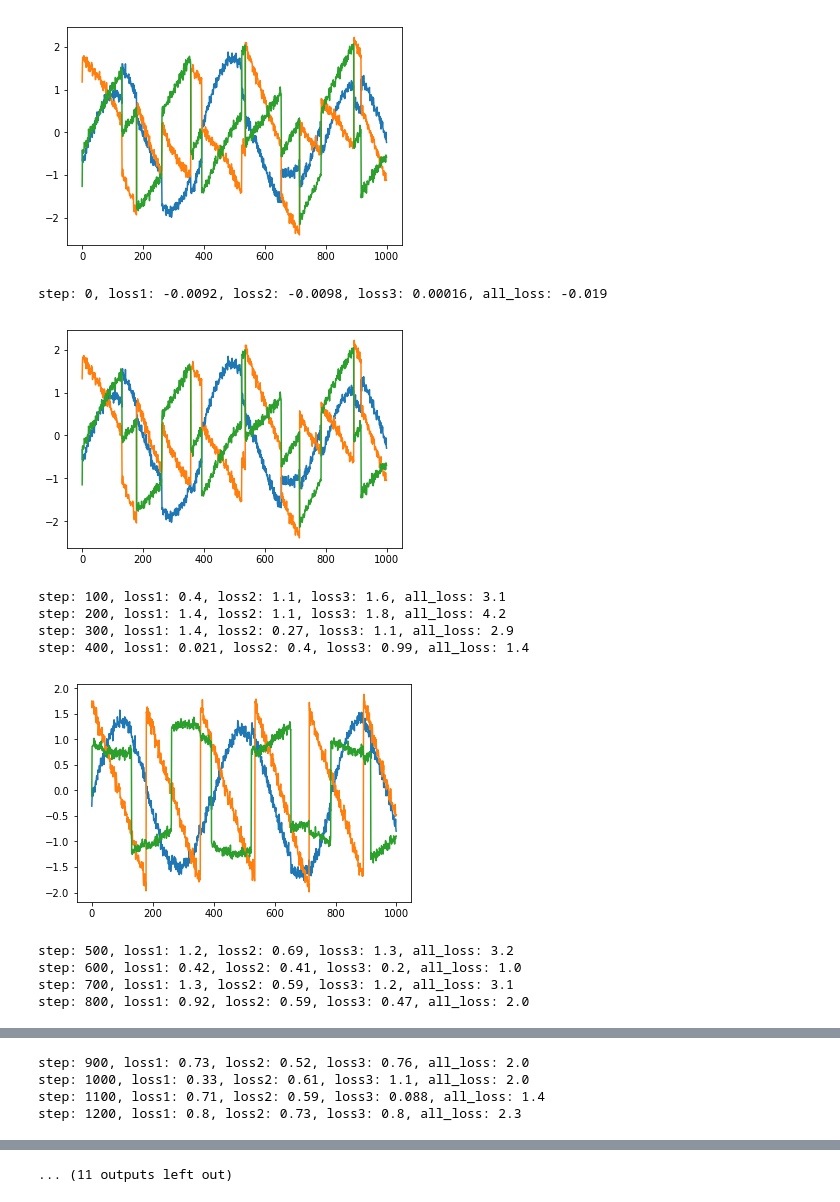
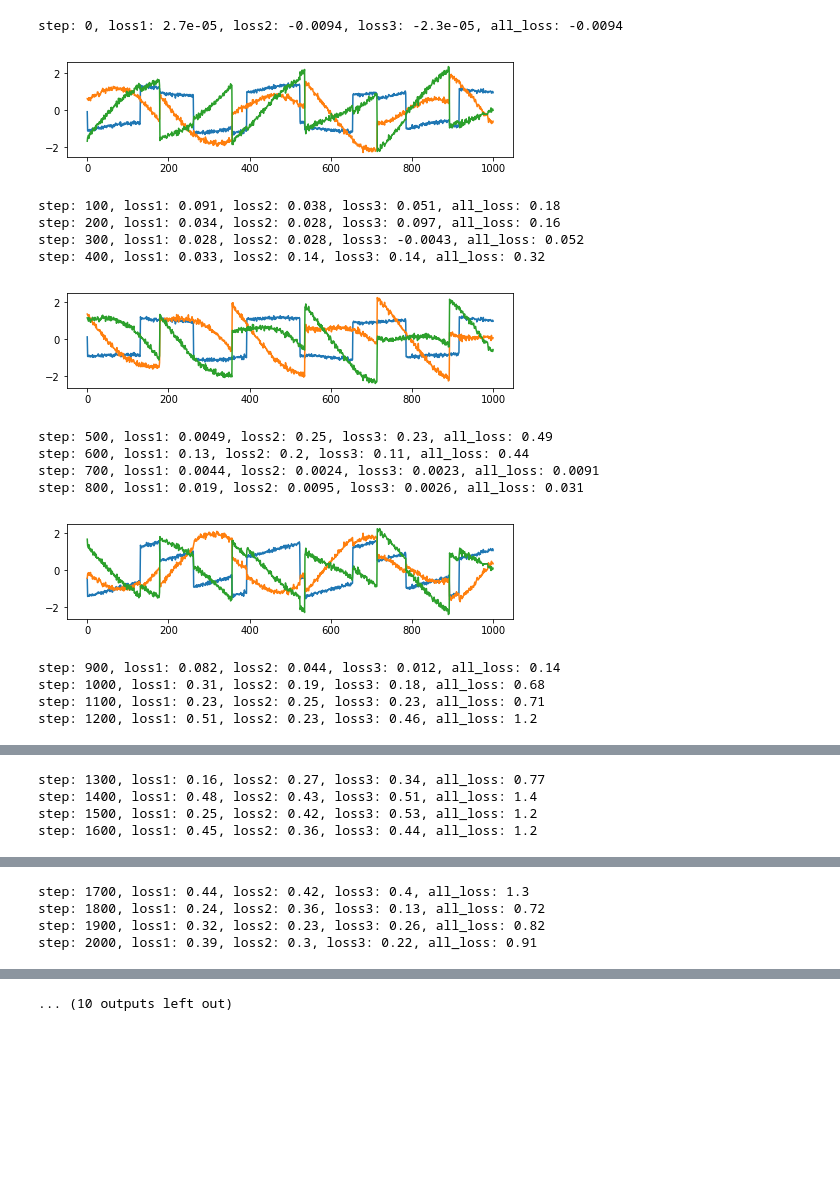
Before and after one commit to wiskott-lab/gradient-based-ica-GrICA, a Jupyter notebook: bss3-regularization.ipynb, the cells around one changed output, grey strips where cells are left out. Cells and saved outputs as stored; diff of their text form; code cells hidden in the pictures; blank space fills up the shorter version.

```diff
--- a/bss3-regularization.ipynb
+++ b/bss3-regularization.ipynb
@@ -47,15 +47,20 @@ b4   = tf.Variable(tf.constant(0.1,shape=[n_hidden]))
 Wx5  = tf.Variable(tf.random_normal(stddev=0.1,shape=[n_hidden, n_hidden]))
 b5   = tf.Variable(tf.constant(0.1,shape=[1]))
 
-Wx6  = tf.Variable(tf.random_normal(stddev=0.1,shape=[n_hidden, 1]))
+Wx6  = tf.Variable(tf.random_normal(stddev=0.1,shape=[n_hidden, n_hidden]))
 b6   = tf.Variable(tf.constant(0.1,shape=[1]))
+
+Wx7  = tf.Variable(tf.random_normal(stddev=0.1,shape=[n_hidden, 1]))
+b7   = tf.Variable(tf.constant(0.1,shape=[1]))
 
 dense1_joint = tf.nn.leaky_relu(tf.matmul(h_join, Wx1) + b1)
 dense2_joint = tf.nn.leaky_relu(tf.matmul(dense1_joint, Wx2) + b2)
 dense3_joint = tf.nn.leaky_relu(tf.matmul(dense2_joint, Wx3) + b3)
 dense4_joint = tf.nn.leaky_relu(tf.matmul(dense3_joint, Wx4) + b4)
 dense5_joint = tf.nn.leaky_relu(tf.matmul(dense4_joint, Wx5) + b5)
-dense6_joint = tf.matmul(dense5_joint, Wx6) + b6
+dense6_joint = tf.nn.leaky_relu(tf.matmul(dense5_joint, Wx6) + b6)
+
+dense7_joint = tf.matmul(dense6_joint, Wx7) + b7
 
 
 dense1_marg = tf.nn.leaky_relu(tf.matmul(h_marg, Wx1) + b1)
@@ -63,10 +68,12 @@ dense2_marg = tf.nn.leaky_relu(tf.matmul(dense1_marg, Wx2) + b2)
 dense3_marg = tf.nn.leaky_relu(tf.matmul(dense2_marg, Wx3) + b3)
 dense4_marg = tf.nn.leaky_relu(tf.matmul(dense3_marg, Wx4) + b4)
 dense5_marg = tf.nn.leaky_relu(tf.matmul(dense4_marg, Wx5) + b5)
-dense6_marg = tf.matmul(dense5_marg, Wx6) + b6
+dense6_marg = tf.nn.leaky_relu(tf.matmul(dense5_marg, Wx6) + b6)
+
+dense7_marg = tf.matmul(dense6_marg, Wx7) + b7
 
 
-loss1 = tf.reduce_mean(dense6_joint)-tf.log(tf.reduce_mean(tf.exp(dense6_marg)))
+loss1 = tf.reduce_mean(dense7_joint)-tf.log(tf.reduce_mean(tf.exp(dense7_marg)))
 # %%
 x2 = tf.concat([a, c], axis=1)
 y2 = b
@@ -164,21 +147,14 @@ loss3 = tf.reduce_mean(dense6_joint3)-tf.log(tf.reduce_mean(tf.exp(dense6_marg3)
 # %%
 estimator_loss = -(loss1+loss2+loss3)
-encoder_loss1 = loss2+loss3
-encoder_loss2 = loss1+loss3
-encoder_loss3 = loss1+loss2
+
 total_encoder_loss = loss1+loss2+loss3
 encoder_lr = 0.005
 
-train_encoder1   = tf.train.AdamOptimizer(encoder_lr).minimize(encoder_loss1, var_list=[Wx, b0])
-train_encoder2   = tf.train.AdamOptimizer(encoder_lr).minimize(encoder_loss2, var_list=[Wx, b0])
-train_encoder3   = tf.train.AdamOptimizer(encoder_lr).minimize(encoder_loss3, var_list=[Wx, b0])
 
 train_encoders = tf.train.AdamOptimizer(encoder_lr).minimize(total_encoder_loss, var_list=[Wx, b0])
-estimator_vars = [Wx1,  b1,  Wx2,  b2,  Wx3,  b3,  Wx4,  b4,  Wx5,  b5,  Wx6,  b6,
-                  Wx12, b12, Wx22, b22, Wx32, b32, Wx42, b42, Wx52, b52, Wx62, b62,
-                  Wx13, b13, Wx23, b23, Wx33, b33, Wx43, b43, Wx53, b53, Wx63, b63]
+estimator_vars = [Wx1,  b1,  Wx2,  b2,  Wx3,  b3,  Wx4,  b4,  Wx5,  b5,  Wx6,  b6, Wx7, b7]
 
-regularizer = tf.contrib.layers.l2_regularizer(scale=0.002)
+regularizer = tf.contrib.layers.l2_regularizer(scale=0.001)
 
 for var in estimator_vars:
     tf.add_to_collection(tf.GraphKeys.REGULARIZATION_LOSSES, var)
@@ -232,36 +208,39 @@ shuffled_x = np.array(X)
 # %%
 from random import shuffle
 init = tf.global_variables_initializer()
 with tf.Session() as sess:
     sess.run(init)
-    encoding = sess.run(dense, feed_dict={encoding_x:X})
-    plt.plot(encoding)
-    plt.show()
     for i in range(4001):
         np.random.shuffle(shuffled_x)
         current_loss1, current_loss2, current_loss3, _ = sess.run([loss1,
                                                     loss2, loss3, train_estimators], feed_dict={encoding_x:X})
 
         if i % 7   is 0:
             _ = sess.run(train_encoders, feed_dict={encoding_x:X})
 
         if i % 100 is 0:
             print("step: {}, loss1: {:.2}, loss2: {:.2}, loss3: {:.2}, all_loss: {:.2}".format(i,
                                 current_loss1, current_loss2, current_loss3, current_loss1+current_loss2+current_loss3))
         if i % 400 is 0:
+            plt.figure(figsize=(8, 8))
+            plt.subplot(4, 1, 1)
             encoding = sess.run(dense, feed_dict={encoding_x:X})
             plt.plot(encoding)
             plt.show()
 # %% [output]
+step: 0, loss1: 2.7e-05, loss2: -0.0094, loss3: -2.3e-05, all_loss: -0.0094
-[figure, old version]
+[figure, new version]
-step: 0, loss1: -0.0092, loss2: -0.0098, loss3: 0.00016, all_loss: -0.019
+step: 100, loss1: 0.091, loss2: 0.038, loss3: 0.051, all_loss: 0.18
+step: 200, loss1: 0.034, loss2: 0.028, loss3: 0.097, all_loss: 0.16
+step: 300, loss1: 0.028, loss2: 0.028, loss3: -0.0043, all_loss: 0.052
+step: 400, loss1: 0.033, loss2: 0.14, loss3: 0.14, all_loss: 0.32
-[figure, old version]
+[figure, new version]
-step: 100, loss1: 0.4, loss2: 1.1, loss3: 1.6, all_loss: 3.1
-step: 200, loss1: 1.4, loss2: 1.1, loss3: 1.8, all_loss: 4.2
-step: 300, loss1: 1.4, loss2: 0.27, loss3: 1.1, all_loss: 2.9
-step: 400, loss1: 0.021, loss2: 0.4, loss3: 0.99, all_loss: 1.4
+step: 500, loss1: 0.0049, loss2: 0.25, loss3: 0.23, all_loss: 0.49
+step: 600, loss1: 0.13, loss2: 0.2, loss3: 0.11, all_loss: 0.44
+step: 700, loss1: 0.0044, loss2: 0.0024, loss3: 0.0023, all_loss: 0.0091
+step: 800, loss1: 0.019, loss2: 0.0095, loss3: 0.0026, all_loss: 0.031
-[figure, old version]
+[figure, new version]
-step: 500, loss1: 1.2, loss2: 0.69, loss3: 1.3, all_loss: 3.2
-step: 600, loss1: 0.42, loss2: 0.41, loss3: 0.2, all_loss: 1.0
-step: 700, loss1: 1.3, loss2: 0.59, loss3: 1.2, all_loss: 3.1
-step: 800, loss1: 0.92, loss2: 0.59, loss3: 0.47, all_loss: 2.0
+step: 900, loss1: 0.082, loss2: 0.044, loss3: 0.012, all_loss: 0.14
+step: 1000, loss1: 0.31, loss2: 0.19, loss3: 0.18, all_loss: 0.68
+step: 1100, loss1: 0.23, loss2: 0.25, loss3: 0.23, all_loss: 0.71
+step: 1200, loss1: 0.51, loss2: 0.23, loss3: 0.46, all_loss: 1.2
@@ -269,4 +248,4 @@ step: 800, loss1: 0.92, loss2: 0.59, loss3: 0.47, all_loss: 2.0
-step: 900, loss1: 0.73, loss2: 0.52, loss3: 0.76, all_loss: 2.0
-step: 1000, loss1: 0.33, loss2: 0.61, loss3: 1.1, all_loss: 2.0
-step: 1100, loss1: 0.71, loss2: 0.59, loss3: 0.088, all_loss: 1.4
-step: 1200, loss1: 0.8, loss2: 0.73, loss3: 0.8, all_loss: 2.3
+step: 1300, loss1: 0.16, loss2: 0.27, loss3: 0.34, all_loss: 0.77
+step: 1400, loss1: 0.48, loss2: 0.43, loss3: 0.51, all_loss: 1.4
+step: 1500, loss1: 0.25, loss2: 0.42, loss3: 0.53, all_loss: 1.2
+step: 1600, loss1: 0.45, loss2: 0.36, loss3: 0.44, all_loss: 1.2
@@ -277,0 +253,4 @@ step: 1600, loss1: 0.93, loss2: 0.66, loss3: 0.93, all_loss: 2.5
+step: 1700, loss1: 0.44, loss2: 0.42, loss3: 0.4, all_loss: 1.3
+step: 1800, loss1: 0.24, loss2: 0.36, loss3: 0.13, all_loss: 0.72
+step: 1900, loss1: 0.32, loss2: 0.23, loss3: 0.26, all_loss: 0.82
+step: 2000, loss1: 0.39, loss2: 0.3, loss3: 0.22, all_loss: 0.91
@@ -283 +258 @@ step: 2000, loss1: 0.85, loss2: -0.074, loss3: 0.5, all_loss: 1.3
-... (11 outputs left out)
+... (10 outputs left out)
```
Also changed, not shown: parts of 4 cells of this notebook.
